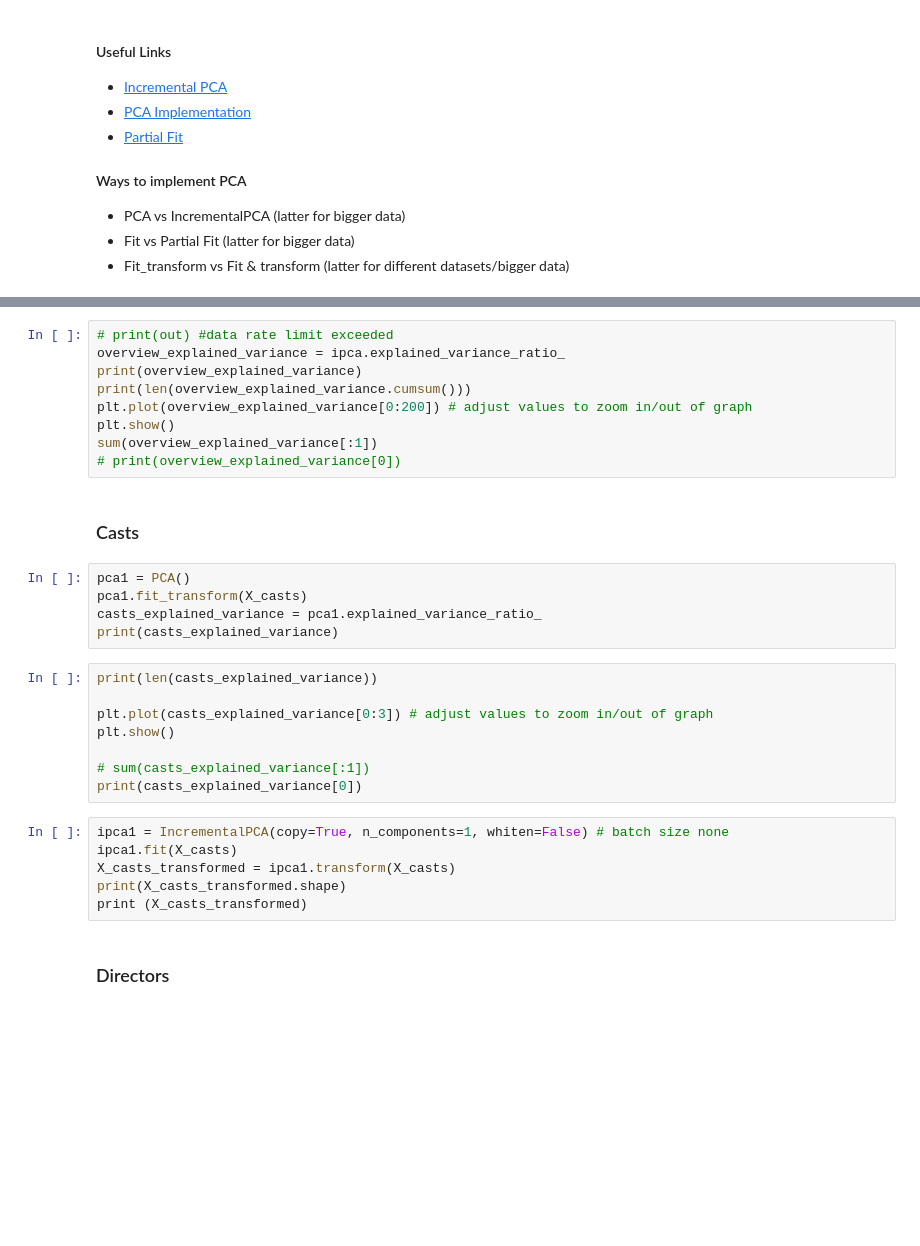
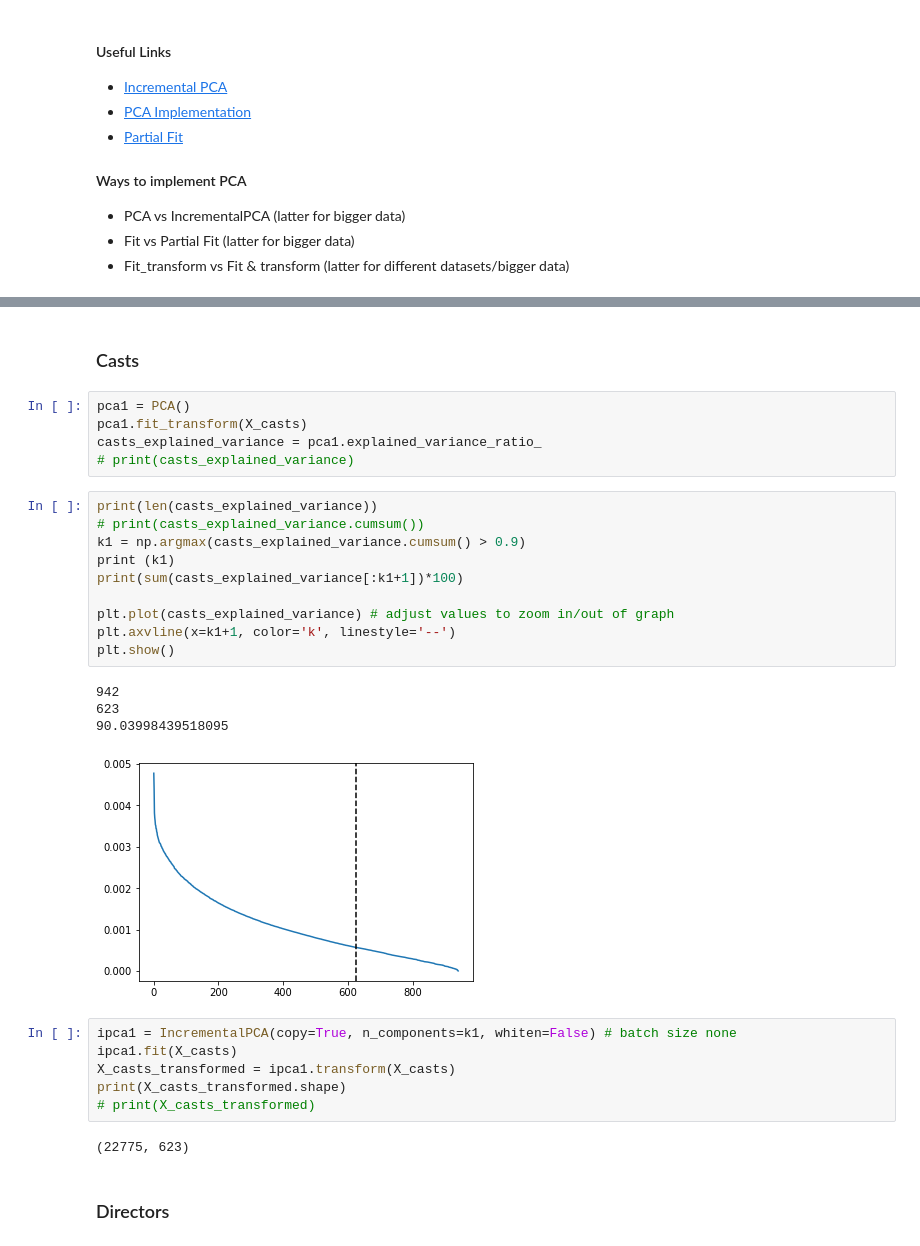
Before and after one commit to Andyayk/BAVAT-IS424-T2, a Jupyter notebook: 3. Exploratory Data Analysis/PCA.ipynb, the cells around one changed output, grey strips where cells are left out. Saved outputs shown, nothing was run; the diff lists cells and outputs as text; blank space fills up the shorter version.

```diff
--- a/3. Exploratory Data Analysis/PCA.ipynb
+++ b/3. Exploratory Data Analysis/PCA.ipynb
@@ -107,33 +113,33 @@ print(ipca.explained_variance_ratio_.cumsum())
-# %%
-# print(out) #data rate limit exceeded
-overview_explained_variance = ipca.explained_variance_ratio_
-print(overview_explained_variance)
-print(len(overview_explained_variance.cumsum()))
-plt.plot(overview_explained_variance[0:200]) # adjust values to zoom in/out of graph
-plt.show()
-sum(overview_explained_variance[:1])
-# print(overview_explained_variance[0])
 # %% [markdown]
 <h3>Casts</h3>
 # %%
 pca1 = PCA()
 pca1.fit_transform(X_casts)
 casts_explained_variance = pca1.explained_variance_ratio_
-print(casts_explained_variance)
+# print(casts_explained_variance)
 # %%
 print(len(casts_explained_variance))
+# print(casts_explained_variance.cumsum())
+k1 = np.argmax(casts_explained_variance.cumsum() > 0.9)
+print (k1)
+print(sum(casts_explained_variance[:k1+1])*100)
 
-plt.plot(casts_explained_variance[0:3]) # adjust values to zoom in/out of graph
+plt.plot(casts_explained_variance) # adjust values to zoom in/out of graph
+plt.axvline(x=k1+1, color='k', linestyle='--')
 plt.show()
-
-# sum(casts_explained_variance[:1])
-print(casts_explained_variance[0])
+# %% [output]
+942
+623
+90.03998439518095
+[figure, added]
 # %%
-ipca1 = IncrementalPCA(copy=True, n_components=1, whiten=False) # batch size none
+ipca1 = IncrementalPCA(copy=True, n_components=k1, whiten=False) # batch size none
 ipca1.fit(X_casts)
 X_casts_transformed = ipca1.transform(X_casts)
 print(X_casts_transformed.shape)
-print (X_casts_transformed)
+# print(X_casts_transformed)
+# %% [output]
+(22775, 623)
 # %% [markdown]
 <h3>Directors</h3>
 # %%
```
Also changed, not shown: parts of 32 cells of this notebook, 1 other file.
